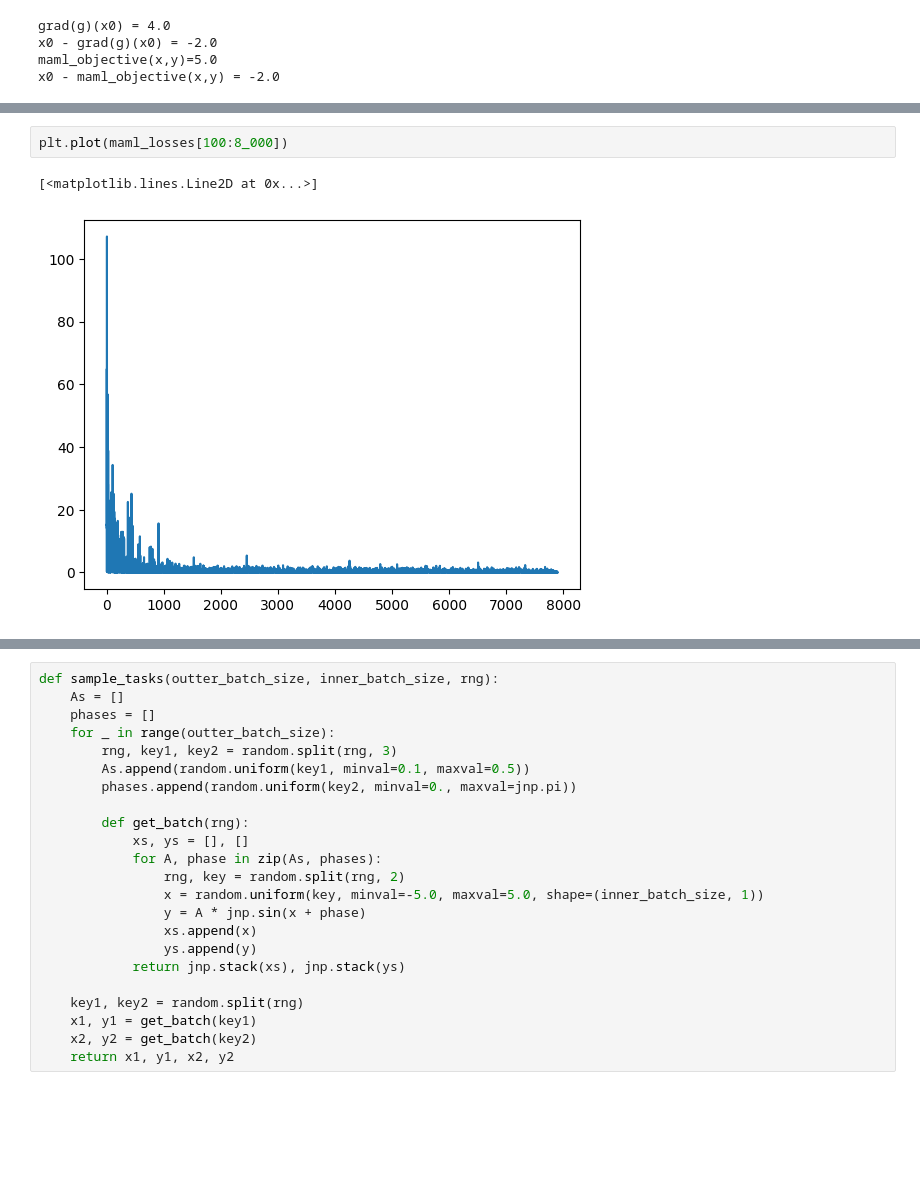
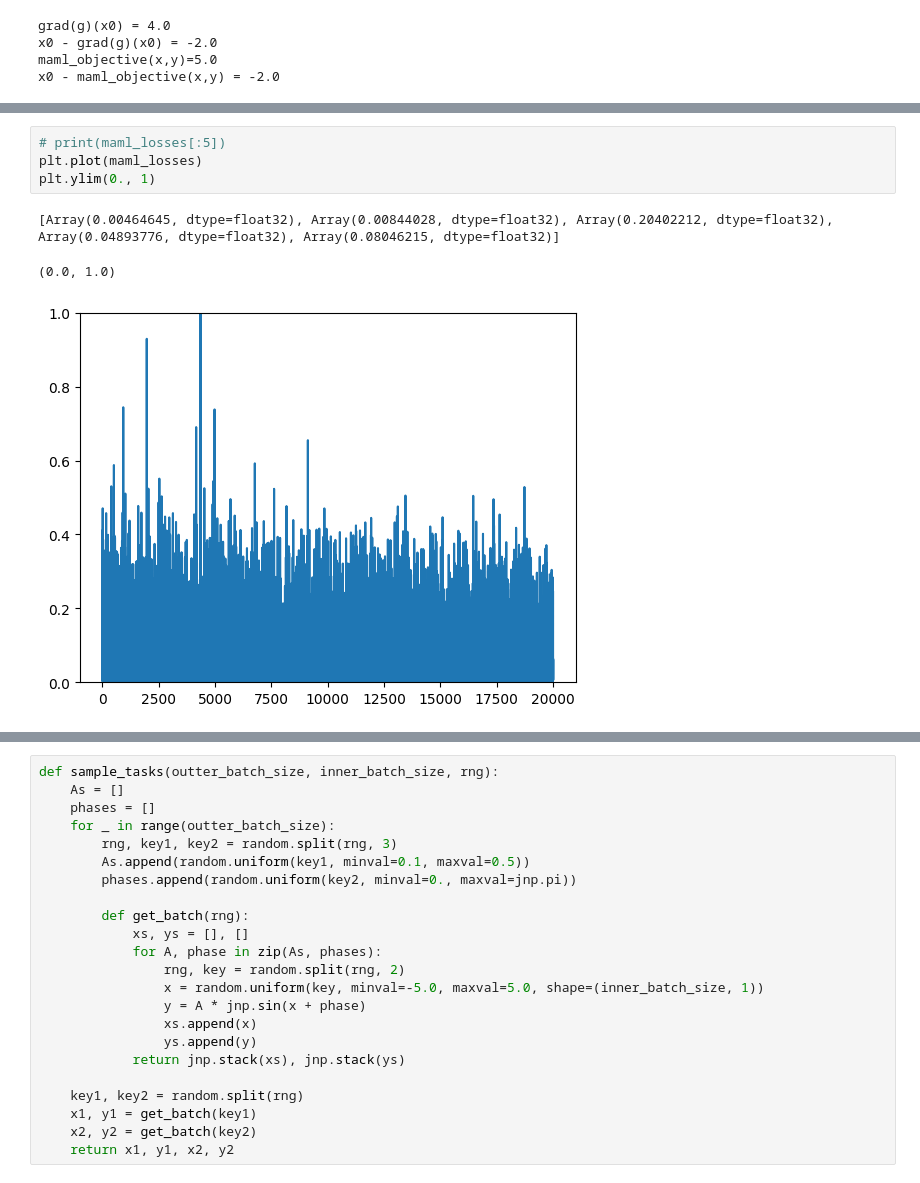
Before and after one commit to LucMc/JAX_tuitorials, a Jupyter notebook: maml_flax.ipynb, the cells around one changed output, grey strips where cells are left out. Cells and saved outputs as stored; diff of their text form; blank space fills up the shorter version.

```diff
--- a/maml_flax.ipynb
+++ b/maml_flax.ipynb
@@ -97,8 +226,11 @@ ImportError: IProgress not found. Please update jupyter and ipywidgets. See http
-# %%
-plt.plot(maml_losses[100:8_000])
-# %% [output]
-[<matplotlib.lines.Line2D at 0x...>]
-[figure, removed]
+# %%
+# print(maml_losses[:5])
+plt.plot(maml_losses)
+plt.ylim(0., 1)
+# %% [output]
+[Array(0.00464645, dtype=float32), Array(0.00844028, dtype=float32), Array(0.20402212, dtype=float32), Array(0.04893776, dtype=float32), Array(0.08046215, dtype=float32)]
+(0.0, 1.0)
+[figure, added]
 # %%
 xrange_inputs = jnp.linspace(-5,5,100).reshape((100,1))
 targets = jnp.sin(xrange_inputs)
```
Also changed, not shown: parts of 13 cells of this notebook, 1 other file.
